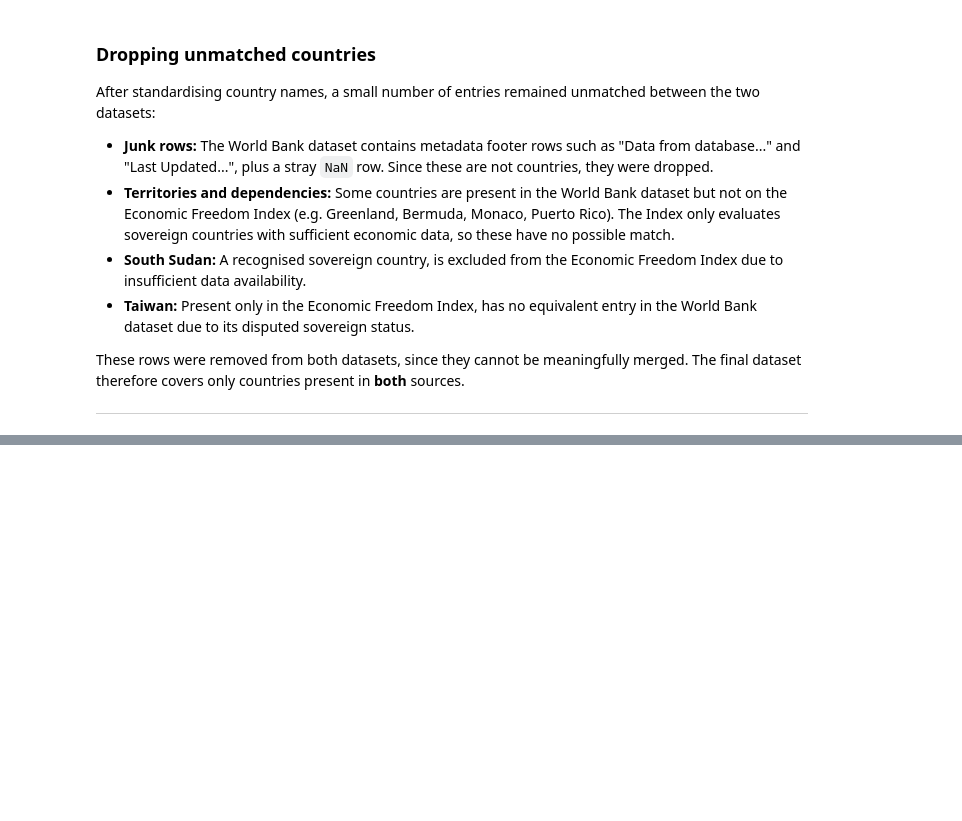
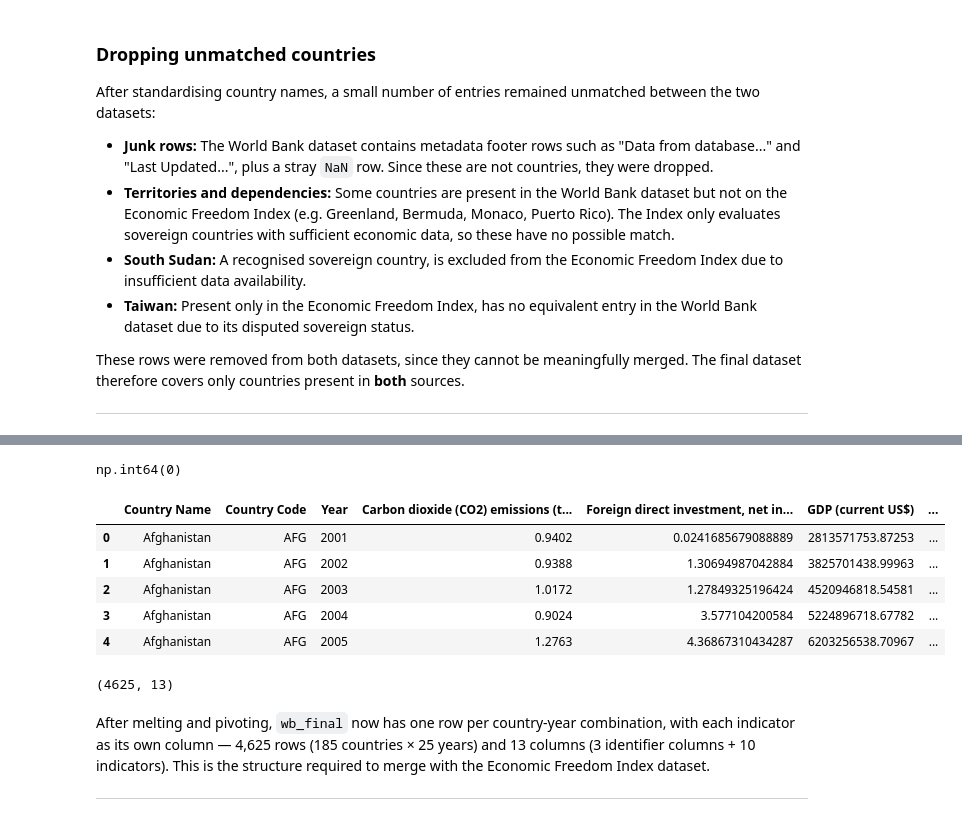
Before and after one commit to ValentimPiazera/wb-economic-freedom, a Jupyter notebook: notebooks/I-cleaning.ipynb, the cells around one changed output, grey strips where cells are left out. Drawn from its saved outputs; the diff is of its cells as text; code cells hidden in the pictures; blank space fills up the shorter version.

```diff
--- a/notebooks/I-cleaning.ipynb
+++ b/notebooks/I-cleaning.ipynb
@@ -270,3 +284,9 @@ This section reshapes `wb_df` into long format — one row per country, per year
 1. Melt the year columns into a single `Year` column
 2. Pivot indicators from rows into columns
 3. Clean up resulting column names and data types
+# %%
+id_vars = ["Country Name", "Country Code", "Series Name", "Series Code"]
+
+wb_long = cleaning.melt_years(wb_df, id_vars)
+
+wb_long.head()
@@ -272,0 +316,25 @@ This section reshapes `wb_df` into long format — one row per country, per year
+# %%
+wb_long.duplicated(subset=["Country Name", "Year", "Series Name"]).sum()
+# %% [output]
+np.int64(0)
+# %%
+index_cols = ["Country Name", "Country Code", "Year"]
+
+wb_final = cleaning.pivot_indicators(wb_long, index_cols)
+
+wb_final.head()
+# %% [output]
+|  | Country Name | Country Code | Year | Carbon dioxide (CO2) emissions (t... | Foreign direct investment, net in... | GDP (current US$) | ... |
+| 0 | Afghanistan | AFG | 2001 | 0.9402 | 0.0241685679088889 | 2813571753.87253 | ... |
+| 1 | Afghanistan | AFG | 2002 | 0.9388 | 1.30694987042884 | 3825701438.99963 | ... |
+| 2 | Afghanistan | AFG | 2003 | 1.0172 | 1.27849325196424 | 4520946818.54581 | ... |
+| 3 | Afghanistan | AFG | 2004 | 0.9024 | 3.577104200584 | 5224896718.67782 | ... |
+| 4 | Afghanistan | AFG | 2005 | 1.2763 | 4.36867310434287 | 6203256538.70967 | ... |
+# %%
+wb_final.shape
+# %% [output]
+(4625, 13)
+# %% [markdown]
+After melting and pivoting, `wb_final` now has one row per country-year combination, with each indicator as its own column — 4,625 rows (185 countries × 25 years) and 13 columns (3 identifier columns + 10 indicators). This is the structure required to merge with the Economic Freedom Index dataset.
+
+---
```
Also changed, not shown: parts of 21 cells of this notebook, 3 other files.
